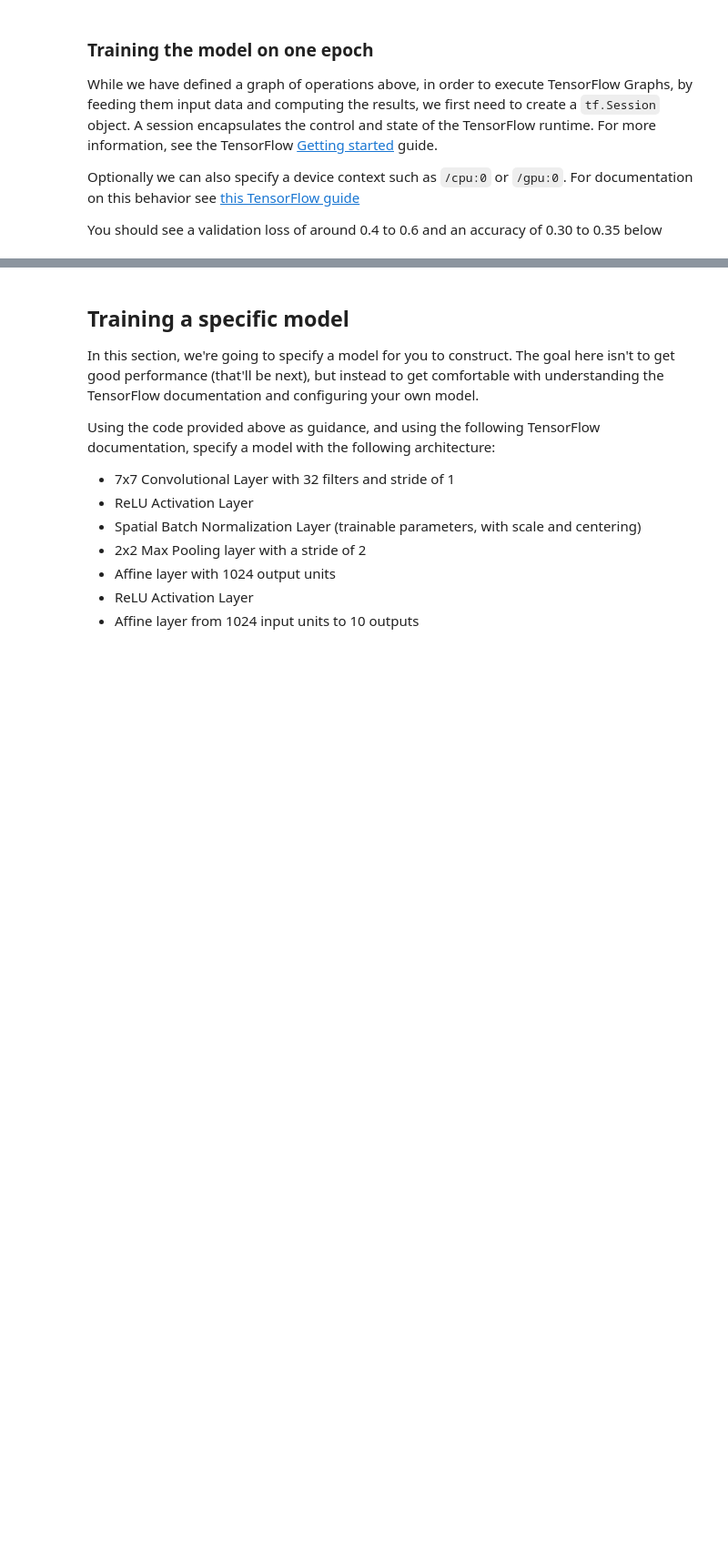
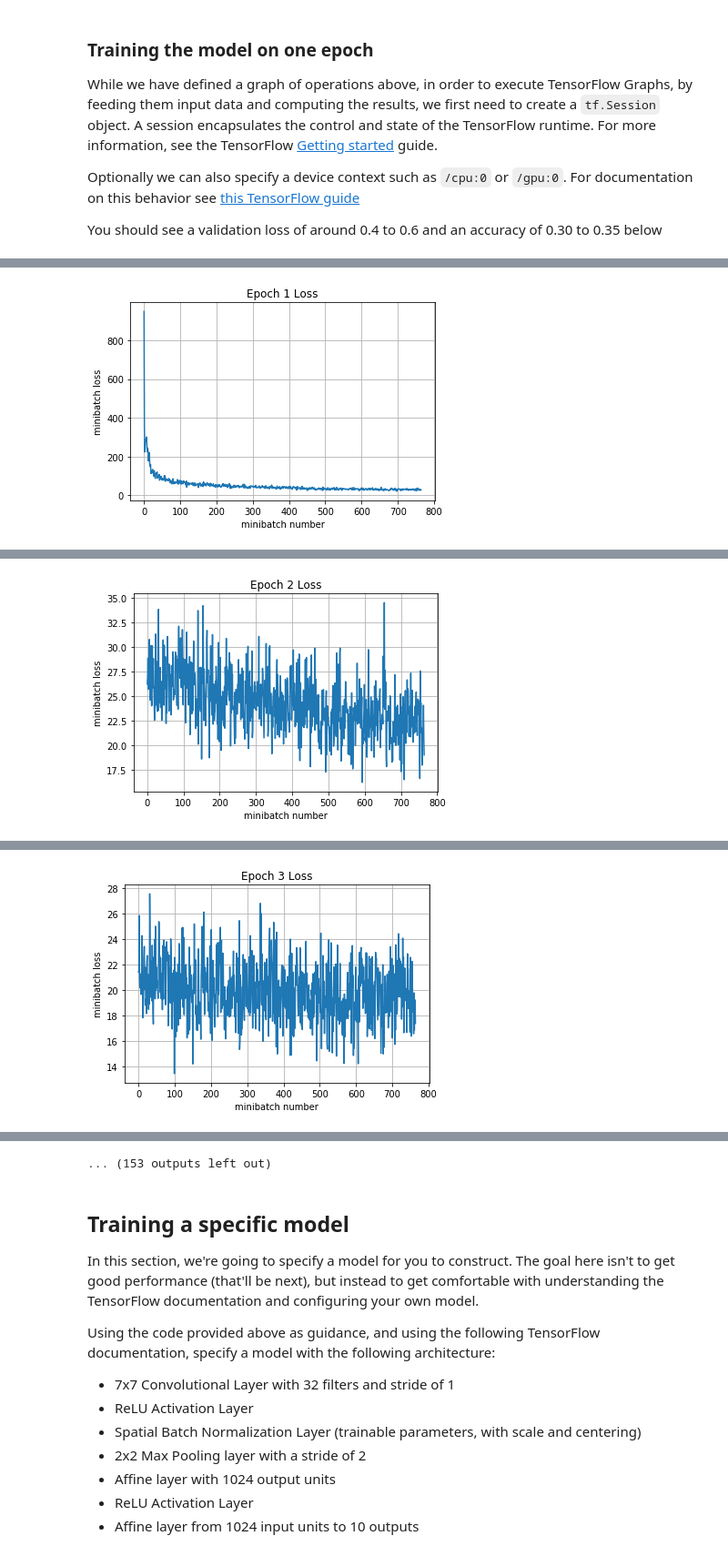
Before and after one commit to Deepanshu2017/deep_learning, a Jupyter notebook: assignment2/TensorFlow.ipynb, the cells around one changed output, grey strips where cells are left out. Shown at 91% size. Cells and saved outputs as stored; diff of their text form; code cells hidden in the pictures; blank space fills up the shorter version.

```diff
--- a/assignment2/TensorFlow.ipynb
+++ b/assignment2/TensorFlow.ipynb
@@ -29,6 +29,8 @@ import math
 import timeit
 import matplotlib.pyplot as plt
 %matplotlib inline
+# %%
+gpu_options = tf.GPUOptions(per_process_gpu_memory_fraction=0.333)
 # %%
 from cs231n.data_utils import load_CIFAR10
 
@@ -159,7 +168,7 @@ def run_model(session, predict, loss_val, Xd, yd,
 
     # setting up variables we want to compute (and optimizing)
     # if we have a training function, add that to things we compute
-    variables = [mean_loss,correct_prediction,accuracy]
+    variables = [mean_loss, correct_prediction, accuracy]
     if training_now:
         variables[-1] = training
 
@@ -184,7 +193,7 @@ def run_model(session, predict, loss_val, Xd, yd,
 
             # have tensorflow compute loss and correct predictions
             # and (if given) perform a training step
-            loss, corr, _ = session.run(variables,feed_dict=feed_dict)
+            loss, corr, _ = session.run(variables, feed_dict=feed_dict)
 
             # aggregate performance stats
             losses.append(loss*actual_batch_size)
@@ -193,9 +202,9 @@ def run_model(session, predict, loss_val, Xd, yd,
             # print every now and then
             if training_now and (iter_cnt % print_every) == 0:
                 print("Iteration {0}: with minibatch training loss = {1:.3g} and accuracy of {2:.2g}"\
-                      .format(iter_cnt,loss,np.sum(corr)/actual_batch_size))
+                      .format(iter_cnt,loss,(np.sum(corr) * 1.0/actual_batch_size)))
             iter_cnt += 1
-        total_correct = correct/Xd.shape[0]
+        total_correct = (correct * 1.0)/Xd.shape[0]
         total_loss = np.sum(losses)/Xd.shape[0]
         print("Epoch {2}, Overall loss = {0:.3g} and accuracy of {1:.3g}"\
               .format(total_loss,total_correct,e+1))
@@ -208,10 +217,12 @@ def run_model(session, predict, loss_val, Xd, yd,
             plt.show()
     return total_loss,total_correct
 
-with tf.Session() as sess:
-    with tf.device("/cpu:0"): #"/cpu:0" or "/gpu:0"
+with tf.Session(config=tf.ConfigProto(gpu_options=gpu_options)) as sess:
+# with tf.Session() as sess:
+    with tf.device("/gpu:0"): #"/cpu:0" or "/gpu:0"
         sess.run(tf.global_variables_initializer())
         print('Training')
-        run_model(sess,y_out,mean_loss,X_train,y_train,1,64,100,train_step,True)
+        run_model(sess,y_out,mean_loss,X_train,y_train,10000,64,100,train_step,True)
         print('Validation')
         run_model(sess,y_out,mean_loss,X_val,y_val,1,64)
+# %% [output]
@@ -217,0 +239 @@ with tf.Session() as sess:
+[figure, added]
@@ -217,0 +249 @@ with tf.Session() as sess:
+[figure, added]
@@ -217,0 +258 @@ with tf.Session() as sess:
+[figure, added]
@@ -218,3 +288,4 @@ with tf.Session() as sess:
+... (153 outputs left out)
 # %% [markdown]
 ## Training a specific model
 
```
Also changed, not shown: parts of 14 cells of this notebook, 15 other files.
